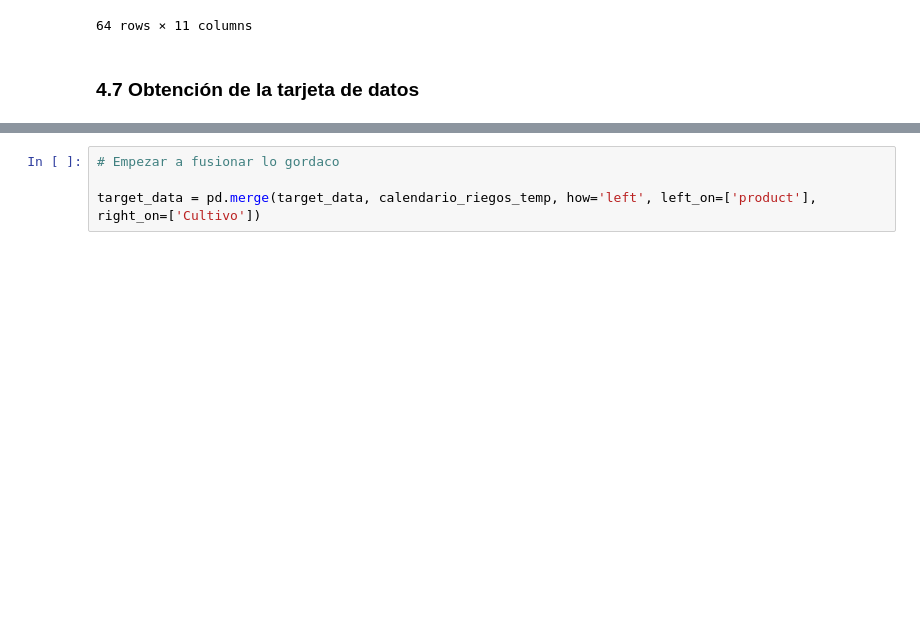
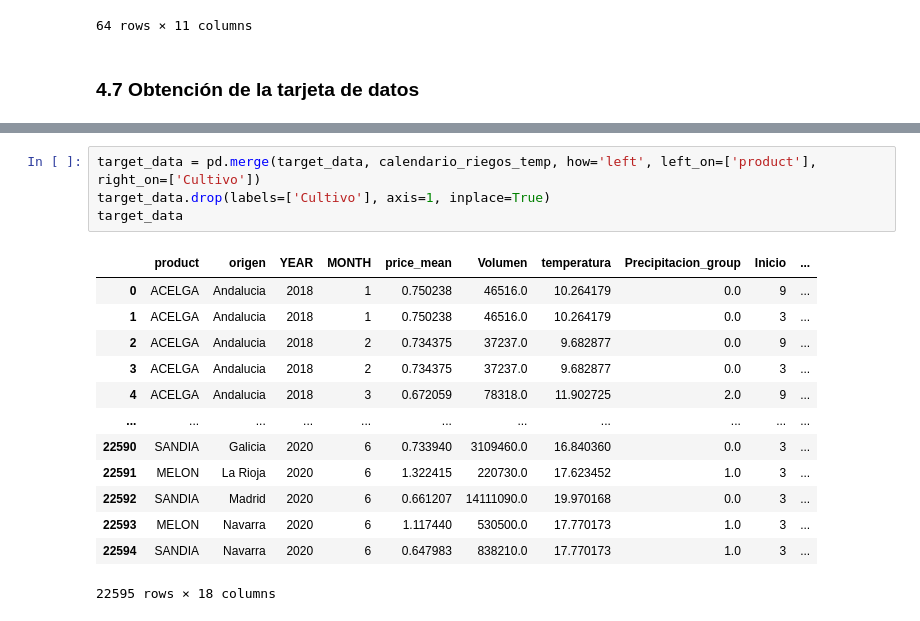
Before and after one commit to Laura-VFA/DataMining-21-22, a Jupyter notebook: DM_Entrega2.ipynb, the cells around one changed output, grey strips where cells are left out. Saved outputs shown, nothing was run; the diff lists cells and outputs as text; blank space fills up the shorter version.

```diff
--- a/DM_Entrega2.ipynb
+++ b/DM_Entrega2.ipynb
@@ -1185,4 +1185,18 @@ calendario_riegos_temp
 # %%
-# Empezar a fusionar lo gordaco
-
 target_data = pd.merge(target_data, calendario_riegos_temp, how='left', left_on=['product'], right_on=['Cultivo'])
+target_data.drop(labels=['Cultivo'], axis=1, inplace=True)
+target_data
+# %% [output]
+|  | product | origen | YEAR | MONTH | price_mean | Volumen | temperatura | Precipitacion_group | Inicio | ... |
+| 0 | ACELGA | Andalucia | 2018 | 1 | 0.750238 | 46516.0 | 10.264179 | 0.0 | 9 | ... |
+| 1 | ACELGA | Andalucia | 2018 | 1 | 0.750238 | 46516.0 | 10.264179 | 0.0 | 3 | ... |
+| 2 | ACELGA | Andalucia | 2018 | 2 | 0.734375 | 37237.0 | 9.682877 | 0.0 | 9 | ... |
+| 3 | ACELGA | Andalucia | 2018 | 2 | 0.734375 | 37237.0 | 9.682877 | 0.0 | 3 | ... |
+| 4 | ACELGA | Andalucia | 2018 | 3 | 0.672059 | 78318.0 | 11.902725 | 2.0 | 9 | ... |
+| ... | ... | ... | ... | ... | ... | ... | ... | ... | ... | ... |
+| 22590 | SANDIA | Galicia | 2020 | 6 | 0.733940 | 3109460.0 | 16.840360 | 0.0 | 3 | ... |
+| 22591 | MELON | La Rioja | 2020 | 6 | 1.322415 | 220730.0 | 17.623452 | 1.0 | 3 | ... |
+| 22592 | SANDIA | Madrid | 2020 | 6 | 0.661207 | 14111090.0 | 19.970168 | 0.0 | 3 | ... |
+| 22593 | MELON | Navarra | 2020 | 6 | 1.117440 | 530500.0 | 17.770173 | 1.0 | 3 | ... |
+| 22594 | SANDIA | Navarra | 2020 | 6 | 0.647983 | 838210.0 | 17.770173 | 1.0 | 3 | ... |
+22595 rows × 18 columns
```
Also changed, not shown: parts of 49 cells of this notebook.
